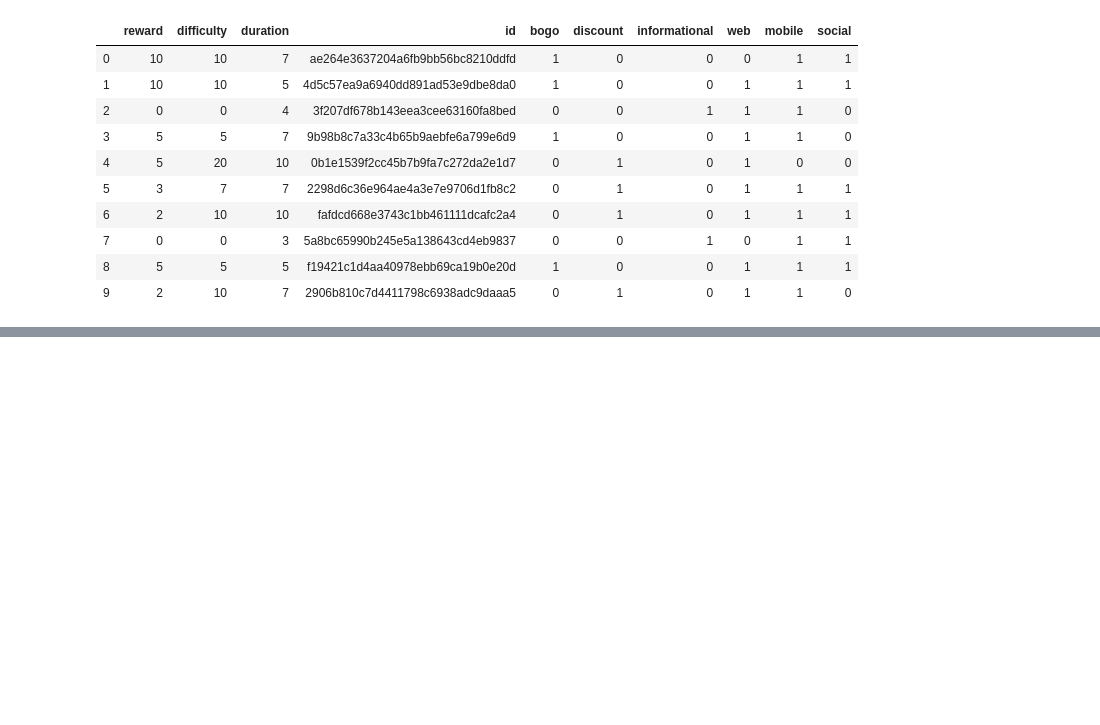
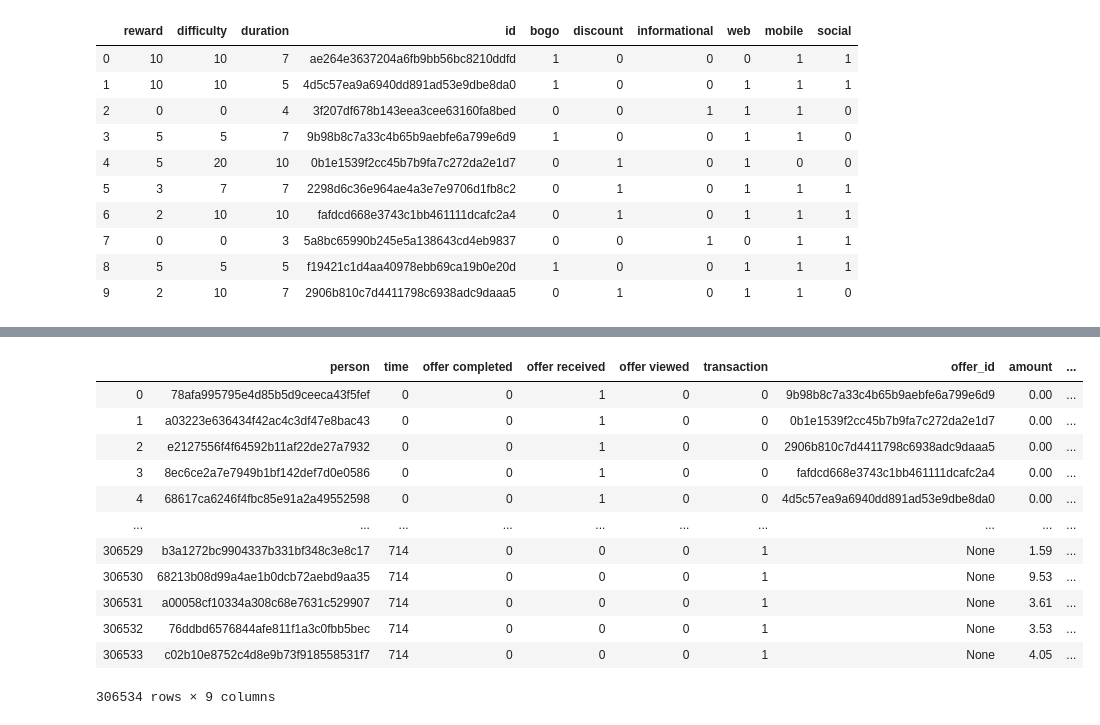
Before and after one commit to sakarayajitesh/Starbucks-Capstone-Project, a Jupyter notebook: Starbucks_Capstone_notebook.ipynb, the cells around one changed output, grey strips where cells are left out. Saved outputs shown, nothing was run; the diff lists cells and outputs as text; code cells hidden in the pictures; blank space fills up the shorter version.

Commit message:
feat: replace 'Nan' with '0' in 'amount' & 'reward'

```diff
--- a/Starbucks_Capstone_notebook.ipynb
+++ b/Starbucks_Capstone_notebook.ipynb
@@ -396,0 +445,3 @@ portfolio_channels
+# %%
+transcript_on_value['reward'].fillna(0, inplace=True)
+transcript_on_value
@@ -396,0 +462,17 @@ portfolio_channels
+# %%
+transcript_on_value['amount'].fillna(0, inplace=True)
+transcript_on_value
+# %% [output]
+|  | person | time | offer completed | offer received | offer viewed | transaction | offer_id | amount | ... |
+| 0 | 78afa995795e4d85b5d9ceeca43f5fef | 0 | 0 | 1 | 0 | 0 | 9b98b8c7a33c4b65b9aebfe6a799e6d9 | 0.00 | ... |
+| 1 | a03223e636434f42ac4c3df47e8bac43 | 0 | 0 | 1 | 0 | 0 | 0b1e1539f2cc45b7b9fa7c272da2e1d7 | 0.00 | ... |
+| 2 | e2127556f4f64592b11af22de27a7932 | 0 | 0 | 1 | 0 | 0 | 2906b810c7d4411798c6938adc9daaa5 | 0.00 | ... |
+| 3 | 8ec6ce2a7e7949b1bf142def7d0e0586 | 0 | 0 | 1 | 0 | 0 | fafdcd668e3743c1bb461111dcafc2a4 | 0.00 | ... |
+| 4 | 68617ca6246f4fbc85e91a2a49552598 | 0 | 0 | 1 | 0 | 0 | 4d5c57ea9a6940dd891ad53e9dbe8da0 | 0.00 | ... |
+| ... | ... | ... | ... | ... | ... | ... | ... | ... | ... |
+| 306529 | b3a1272bc9904337b331bf348c3e8c17 | 714 | 0 | 0 | 0 | 1 | None | 1.59 | ... |
+| 306530 | 68213b08d99a4ae1b0dcb72aebd9aa35 | 714 | 0 | 0 | 0 | 1 | None | 9.53 | ... |
+| 306531 | a00058cf10334a308c68e7631c529907 | 714 | 0 | 0 | 0 | 1 | None | 3.61 | ... |
+| 306532 | 76ddbd6576844afe811f1a3c0fbb5bec | 714 | 0 | 0 | 0 | 1 | None | 3.53 | ... |
+| 306533 | c02b10e8752c4d8e9b73f918558531f7 | 714 | 0 | 0 | 0 | 1 | None | 4.05 | ... |
+306534 rows × 9 columns
```
Also changed, not shown: parts of 5 cells of this notebook.
